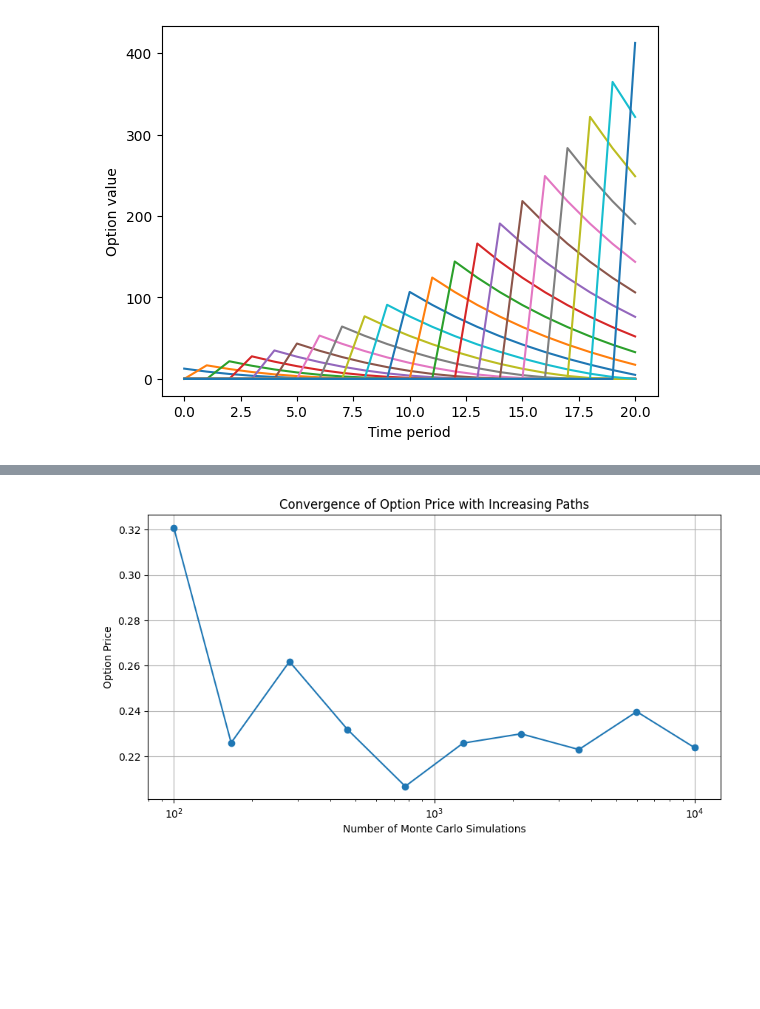
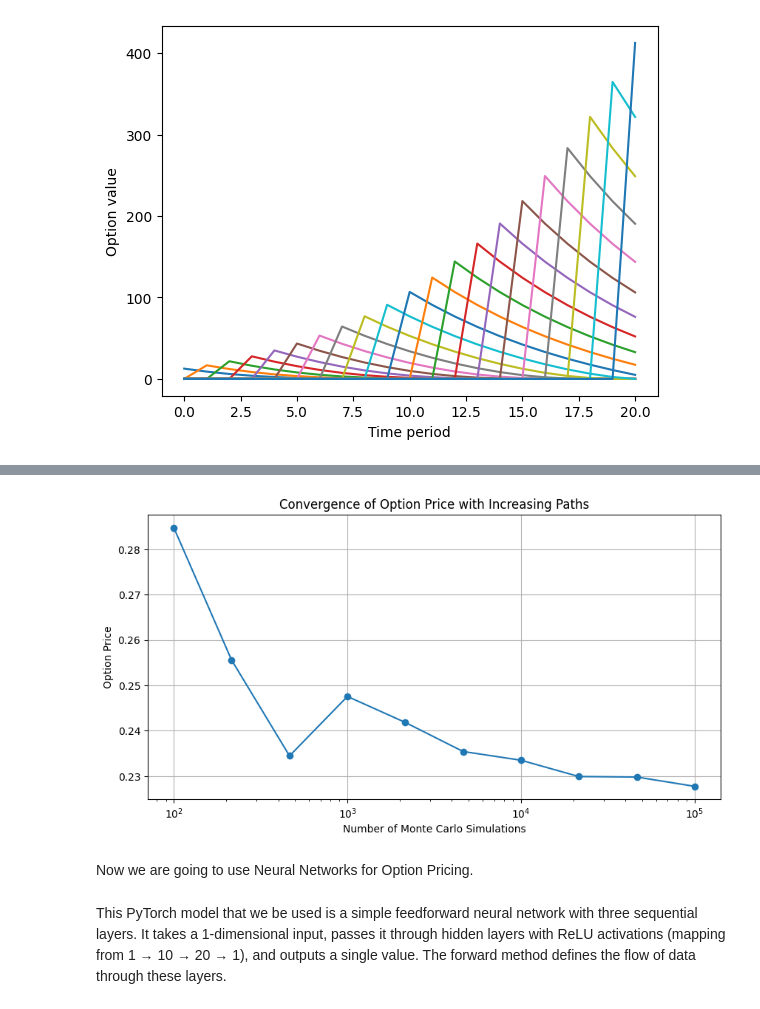
Before and after one commit to Youssef-Kallala/Option-Pricing-using-neural-network, a Jupyter notebook: Code.ipynb, the cells around one changed output, grey strips where cells are left out. Saved outputs shown, nothing was run; the diff lists cells and outputs as text; code cells hidden in the pictures; blank space fills up the shorter version.

```diff
--- a/Code.ipynb
+++ b/Code.ipynb
@@ -246,37 +243,41 @@ plt.show()
 # %%
-num_paths = np.logspace(2, 4, 10, dtype=int)  # Vary number of paths
+num_paths = np.logspace(2, 5, 10, dtype=int)  # Vary number of paths
 option_prices = []
 
 for N_test in num_paths:
     S_test = np.zeros((N_test, n+1))
     S_test[:, 0] = S0
     for i in range(1, n+1):
         Z = np.random.normal(size=N_test)
         S_test[:, i] = S_test[:, i-1] * np.exp((r - 0.5 * sigma**2) * dt + sigma * np.sqrt(dt) * Z)
 
     V_test = np.zeros_like(S_test)
     V_test[:, -1] = payoff(S_test[:, -1], K)
 
     for i in range(n-1, 0, -1):
         S_i = S_test[:, i]
         V_i = np.exp(-r * dt) * V_test[:, i+1]
         fit = np.polynomial.Laguerre.fit(S_i, V_i, deg=3)
         continuation_value = fit(S_i)
         V_test[:, i] = np.where(payoff(S_i, K) > continuation_value, payoff(S_i, K), V_i)
 
     option_price = np.exp(-r * dt) * np.mean(V_test[:, 1])
     option_prices.append(option_price)
 
 plt.figure(figsize=(10, 5))
 plt.plot(num_paths, option_prices, marker='o', linestyle='-')
 plt.xscale("log")
 plt.xlabel("Number of Monte Carlo Simulations")
 plt.ylabel("Option Price")
 plt.title("Convergence of Option Price with Increasing Paths")
 plt.grid()
 plt.show()
 # %% [output]
-[figure, old version]
+[figure, new version]
+# %% [markdown]
+Now we are going to use Neural Networks for Option Pricing.
+# %% [markdown]
+This PyTorch model that we be used is a simple feedforward neural network with three sequential layers. It takes a 1-dimensional input, passes it through hidden layers with ReLU activations (mapping from 1 → 10 → 20 → 1), and outputs a single value. The forward method defines the flow of data through these layers.
 # %%
 class Model(nn.Module):
     def __init__(self):
```
Also changed, not shown: parts of 16 cells of this notebook.
